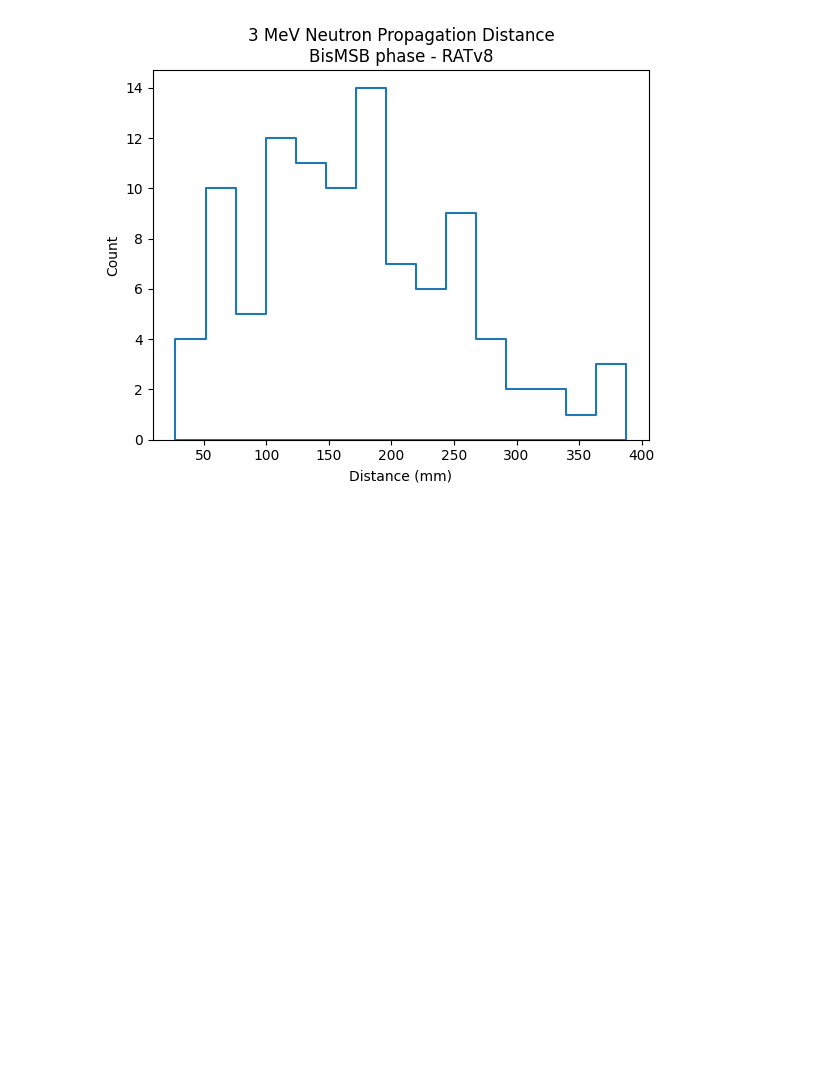
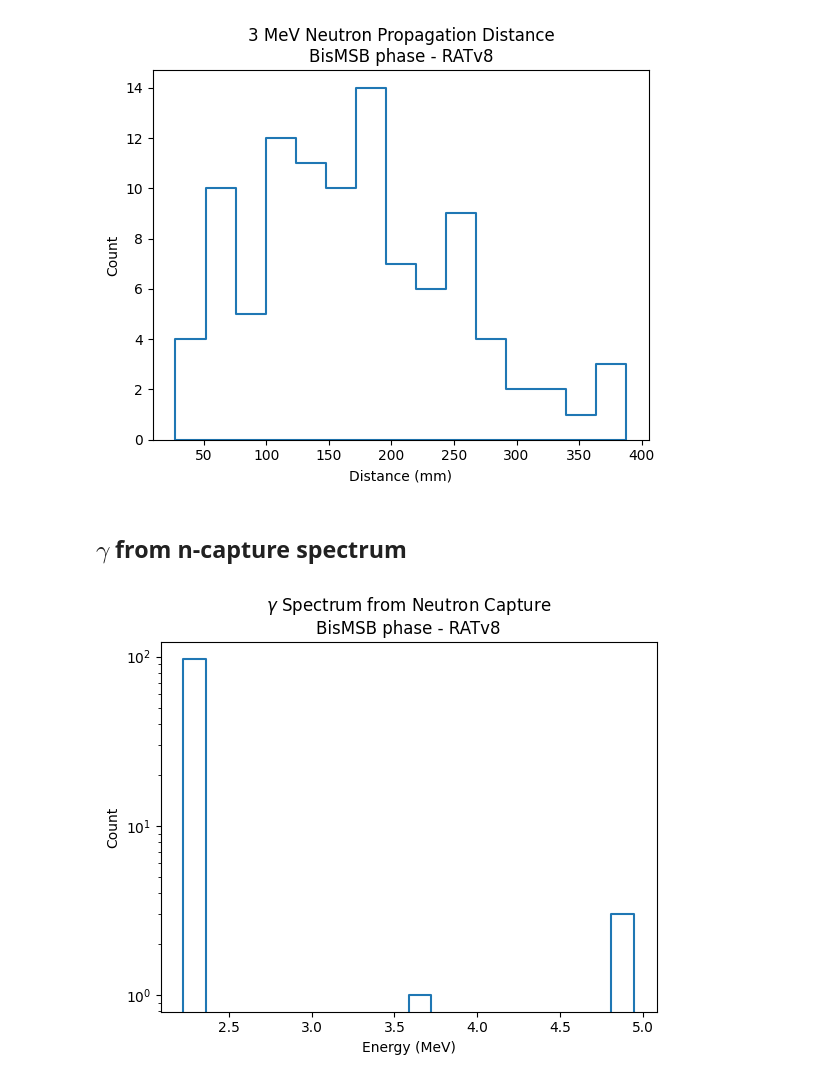
Before and after one commit to joankl/rat_tests, a Jupyter notebook: rat_v8/neutrons/analysis/neutron analysis.ipynb, the cells around one changed output. Saved outputs shown, nothing was run; the diff lists cells and outputs as text; code cells hidden in the pictures; blank space fills up the shorter version.

```diff
--- a/rat_v8/neutrons/analysis/neutron analysis.ipynb
+++ b/rat_v8/neutrons/analysis/neutron analysis.ipynb
@@ -53,3 +53,19 @@ plt.xlabel('Distance (mm)')
 plt.show()
 # %% [output]
 [figure]
+# %% [markdown]
+## $\gamma$ from n-capture spectrum
+# %%
+bins = 20
+
+sn.histplot(gammas_energy, bins = bins, element = 'step', alpha=0, linewidth = 1.5)
+
+plt.title(r'$\gamma$ Spectrum from Neutron Capture'+ '\n' +'BisMSB phase - RATv8')
+
+plt.xlabel('Energy (MeV)')
+
+plt.yscale('log')
+
+plt.show()
+# %% [output]
+[figure, added]
```
